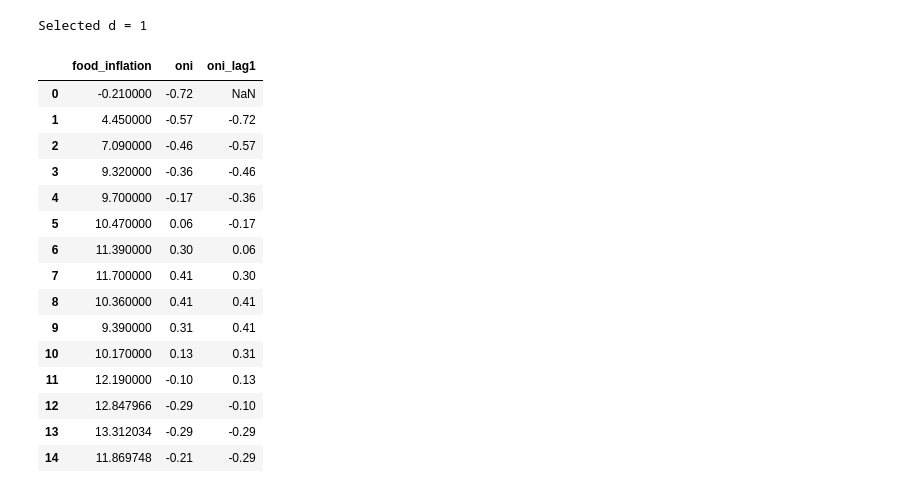
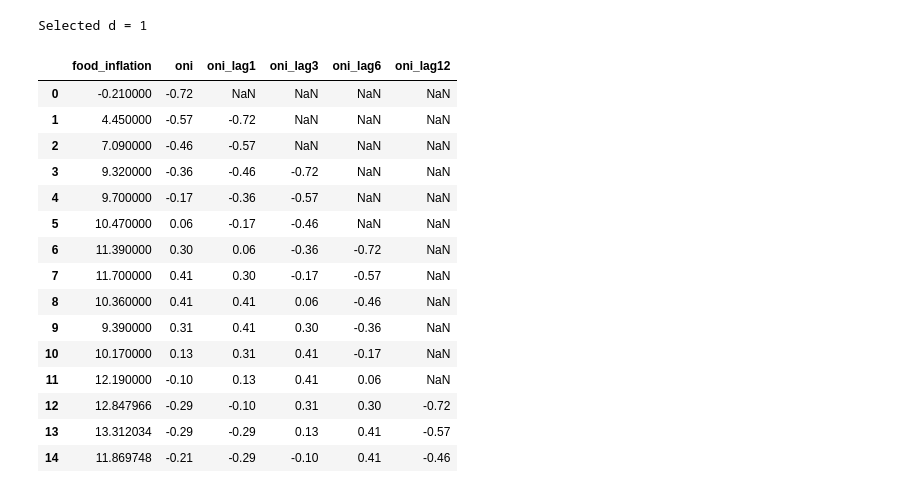
Before and after one commit to AyushTomarOG/Food-Inflation-in-El-Nino, a Jupyter notebook: notebooks/03.2_sarimax.ipynb, the cells around one changed output. Cells and saved outputs as stored; diff of their text form; code cells hidden in the pictures.

```diff
--- a/notebooks/03.2_sarimax.ipynb
+++ b/notebooks/03.2_sarimax.ipynb
@@ -39,13 +39,3 @@ display(df.tail())
 | 165 | 2025-10-01 | -5.02 | -0.51 | 10 |
 | 166 | 2025-11-01 | -3.91 | -0.55 | 11 |
 | 167 | 2025-12-01 | -2.71 | -0.54 | 12 |
-# %%
-df["date"] = pd.to_datetime(df["date"])
-
-df = (
-    df.sort_values("date")
-      .reset_index(drop=True)
-)
-
-display(df.head())
-display(df.tail())
@@ -206,33 +183,36 @@ Selected d = 1
 # %%
 df_model = df.copy()
 
-df_model["oni_lag1"] = (
-    df_model["oni"].shift(1)
-)
+# Create scientifically motivated ONI lags
+for lag in [1, 3, 6, 12]:
+    df_model[f"oni_lag{lag}"] = df_model["oni"].shift(lag)
 
 display(
     df_model[
         [
             "food_inflation",
             "oni",
-            "oni_lag1"
+            "oni_lag1",
+            "oni_lag3",
+            "oni_lag6",
+            "oni_lag12"
         ]
     ].head(15)
 )
 # %% [output]
-|  | food_inflation | oni | oni_lag1 |
-| 0 | -0.210000 | -0.72 | NaN |
-| 1 | 4.450000 | -0.57 | -0.72 |
-| 2 | 7.090000 | -0.46 | -0.57 |
-| 3 | 9.320000 | -0.36 | -0.46 |
-| 4 | 9.700000 | -0.17 | -0.36 |
-| 5 | 10.470000 | 0.06 | -0.17 |
-| 6 | 11.390000 | 0.30 | 0.06 |
-| 7 | 11.700000 | 0.41 | 0.30 |
-| 8 | 10.360000 | 0.41 | 0.41 |
-| 9 | 9.390000 | 0.31 | 0.41 |
-| 10 | 10.170000 | 0.13 | 0.31 |
-| 11 | 12.190000 | -0.10 | 0.13 |
-| 12 | 12.847966 | -0.29 | -0.10 |
-| 13 | 13.312034 | -0.29 | -0.29 |
-| 14 | 11.869748 | -0.21 | -0.29 |
+|  | food_inflation | oni | oni_lag1 | oni_lag3 | oni_lag6 | oni_lag12 |
+| 0 | -0.210000 | -0.72 | NaN | NaN | NaN | NaN |
+| 1 | 4.450000 | -0.57 | -0.72 | NaN | NaN | NaN |
+| 2 | 7.090000 | -0.46 | -0.57 | NaN | NaN | NaN |
+| 3 | 9.320000 | -0.36 | -0.46 | -0.72 | NaN | NaN |
+| 4 | 9.700000 | -0.17 | -0.36 | -0.57 | NaN | NaN |
+| 5 | 10.470000 | 0.06 | -0.17 | -0.46 | NaN | NaN |
+| 6 | 11.390000 | 0.30 | 0.06 | -0.36 | -0.72 | NaN |
+| 7 | 11.700000 | 0.41 | 0.30 | -0.17 | -0.57 | NaN |
+| 8 | 10.360000 | 0.41 | 0.41 | 0.06 | -0.46 | NaN |
+| 9 | 9.390000 | 0.31 | 0.41 | 0.30 | -0.36 | NaN |
+| 10 | 10.170000 | 0.13 | 0.31 | 0.41 | -0.17 | NaN |
+| 11 | 12.190000 | -0.10 | 0.13 | 0.41 | 0.06 | NaN |
+| 12 | 12.847966 | -0.29 | -0.10 | 0.31 | 0.30 | -0.72 |
+| 13 | 13.312034 | -0.29 | -0.29 | 0.13 | 0.41 | -0.57 |
+| 14 | 11.869748 | -0.21 | -0.29 | -0.10 | 0.41 | -0.46 |
```
Also changed, not shown: parts of 19 cells of this notebook, 1 other file.
